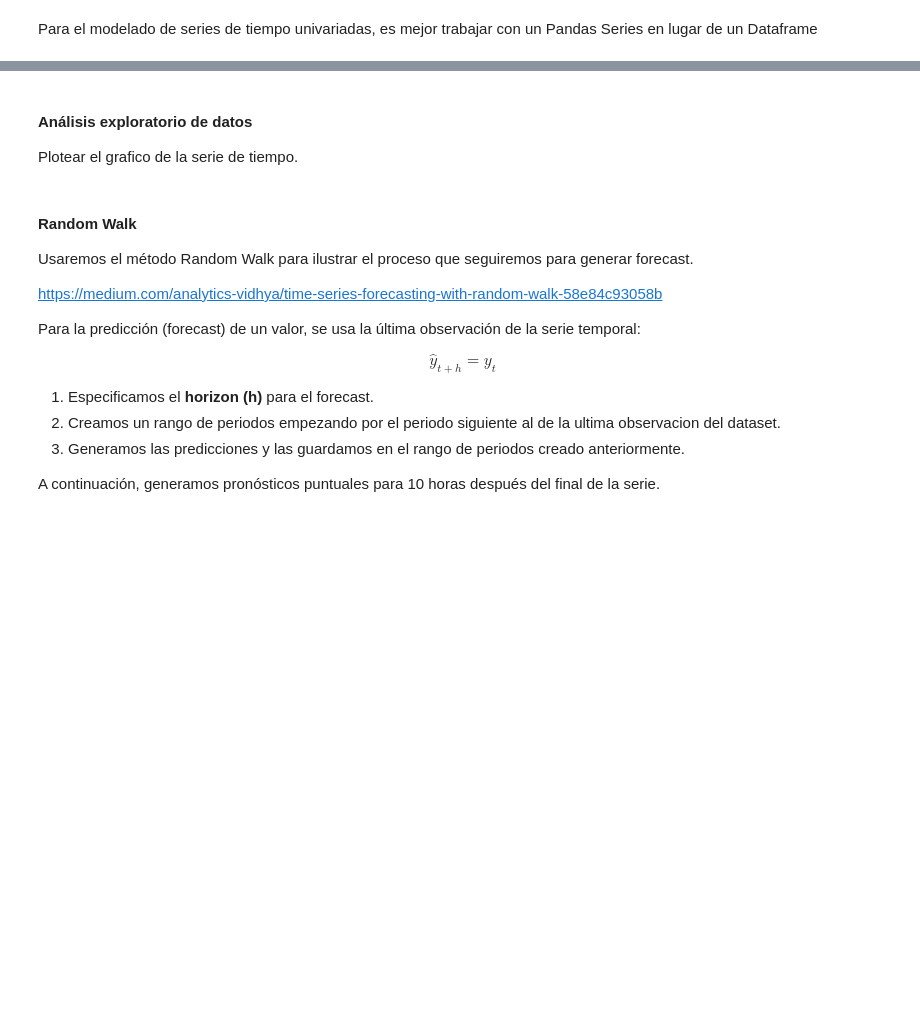
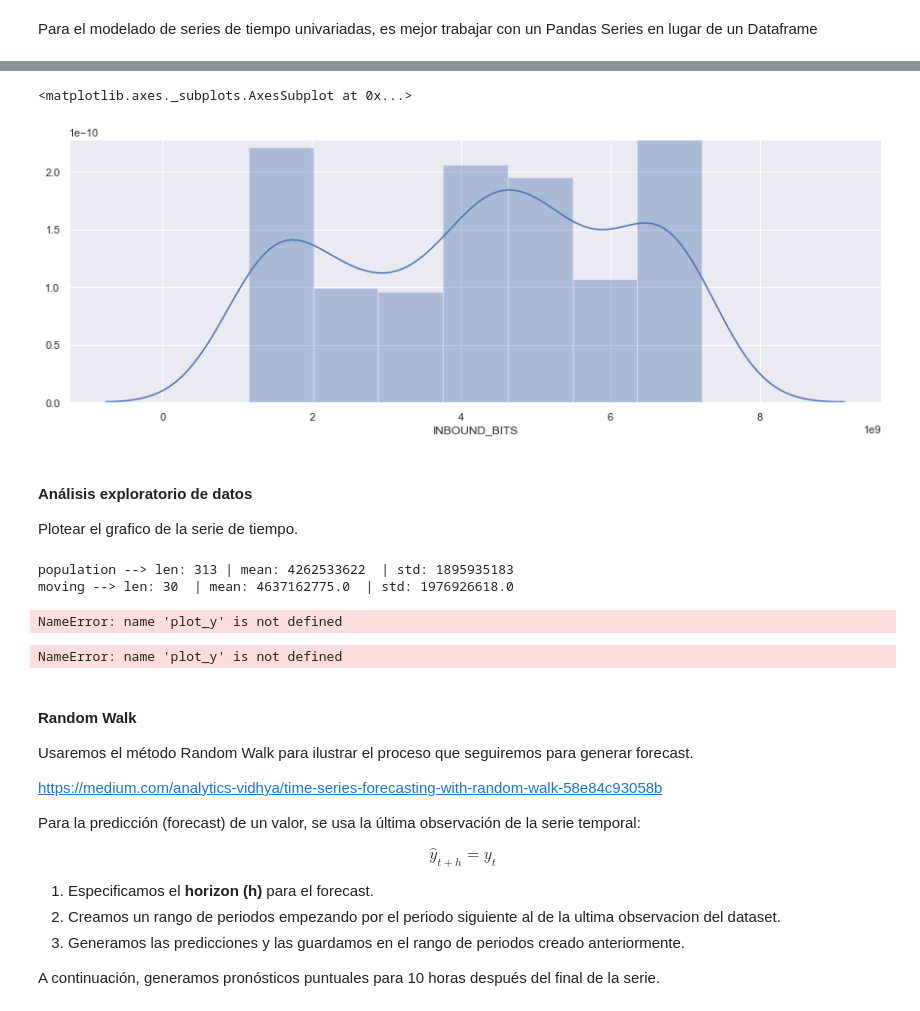
Before and after one commit to diplodatos2020/AprendizajeSupervisado_Mentoria, a Jupyter notebook: Practico_AS.ipynb, the cells around one changed output, grey strips where cells are left out. Cells and saved outputs as stored; diff of their text form; code cells hidden in the pictures; blank space fills up the shorter version.

```diff
--- a/Practico_AS.ipynb
+++ b/Practico_AS.ipynb
@@ -90,3 +244,8 @@ y = df['INBOUND_BITS']
+# %%
+sns.distplot(y)
+# %% [output]
+<matplotlib.axes._subplots.AxesSubplot at 0x...>
+[figure, added]
 # %% [markdown]
 #### **Análisis exploratorio de datos**
 
@@ -96,3 +253,18 @@ Plotear el grafico de la serie de tiempo.
+# %%
+print("population --> len:", len(y), "| mean:", round(y.mean()), " | std:", round(y.std()))
+w = 30
+print("moving --> len:", w, " | mean:", round(y.ewm(span=w).mean()[-1]), " | std:", round(y.ewm(span=w).std()[-1]))
+# %% [output]
+population --> len: 313 | mean: 4262533622  | std: 1895935183
+moving --> len: 30  | mean: 4637162775.0  | std: 1976926618.0
+# %%
+plot_y(y, plot_ma=True, plot_intervals=True, window=w, figsize=(15,5))
+# %% [output]
+NameError: name 'plot_y' is not defined
+# %%
+plot_y
+# %% [output]
+NameError: name 'plot_y' is not defined
 # %% [markdown]
 #### **Random Walk**
 
```
Also changed, not shown: parts of 32 cells of this notebook, 12 other files.
